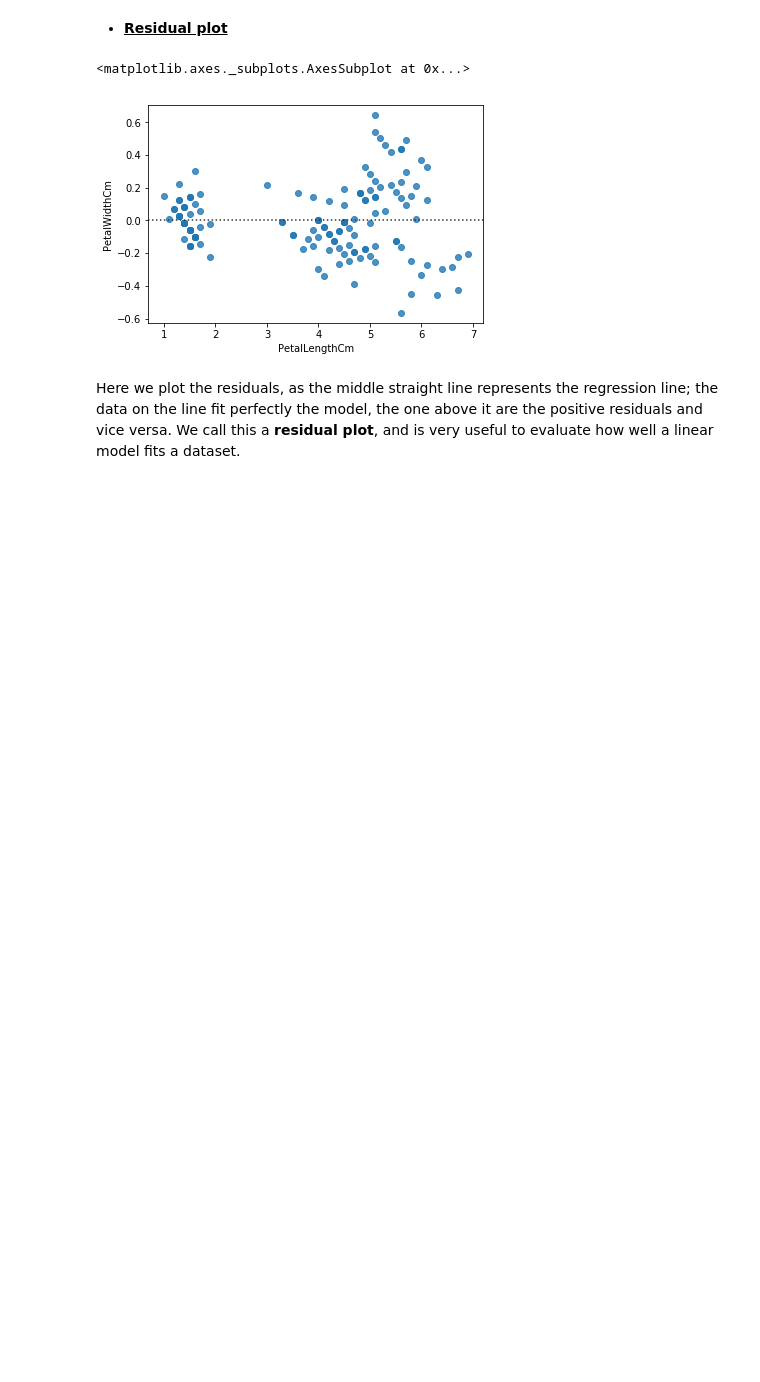
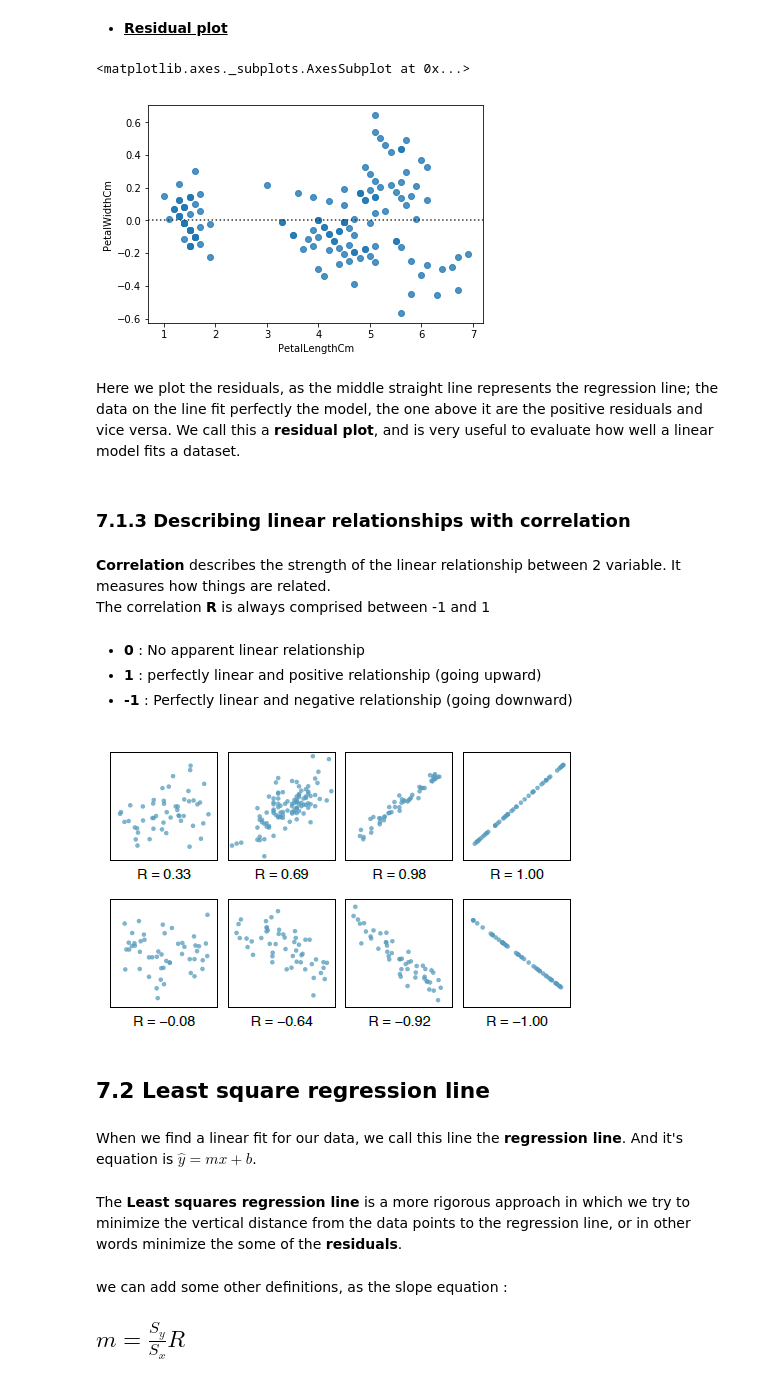
Before and after one commit to chikoungoun/OpenIntro, a Jupyter notebook: Chapter 7/Chap7_Linear_Regression.ipynb, the cells around one changed output. Drawn from its saved outputs; the diff is of its cells as text; code cells hidden in the pictures; blank space fills up the shorter version.

Commit message:
least square regression

```diff
--- a/Chapter 7/Chap7_Linear_Regression.ipynb
+++ b/Chapter 7/Chap7_Linear_Regression.ipynb
@@ -146,3 +146,28 @@ sns.residplot(x="PetalLengthCm",y="PetalWidthCm",data=df)
 [figure]
 # %% [markdown]
 Here we plot the residuals, as the middle straight line represents the regression line; the data on the line fit perfectly the model, the one above it are the positive residuals and vice versa. We call this a **residual plot**, and is very useful to evaluate how well a linear model fits a dataset.
+# %% [markdown]
+### 7.1.3 Describing linear relationships with correlation
+# %% [markdown]
+**Correlation** describes the strength of the linear relationship between 2 variable. It measures how things are related.
+<br/>
+The correlation **R** is always comprised between -1 and 1
+# %% [markdown]
+*  **0**  : No apparent linear relationship
+*  **1**  : perfectly linear and positive relationship (going upward)
+* **-1**  : Perfectly linear and negative relationship (going downward)
+# %%
+from IPython.display import Image
+Image(filename="../img/correlation.png")
+# %% [output]
+[figure, added]
+# %% [markdown]
+## 7.2 Least square regression line
+# %% [markdown]
+When we find a linear fit for our data, we call this line the **regression line**. And it's equation is $\hat{y}= mx + b$.
+# %% [markdown]
+The **Least squares regression line** is a more rigorous approach in which we try to minimize the vertical distance from the data points to the regression line, or in other words minimize the some of the **residuals**.
+# %% [markdown]
+we can add some other definitions, as the slope equation :
+<br/>
+<h2>$m = \frac{S_y}{S_x}R$</h2>
```
